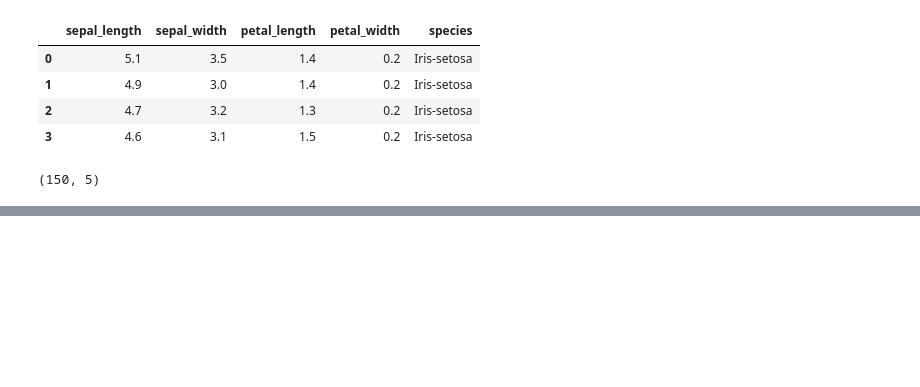
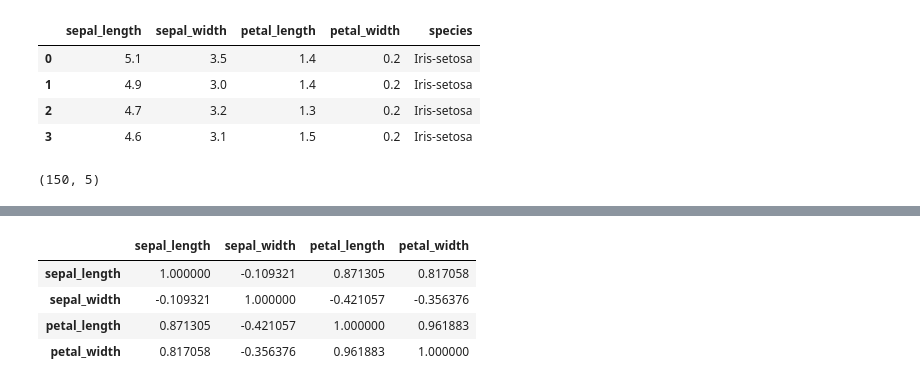
Before and after one commit to abufaheema/CODSOFT2, a Jupyter notebook: iris_flower_prediction.ipynb, the cells around one changed output, grey strips where cells are left out. Drawn from its saved outputs; the diff is of its cells as text; code cells hidden in the pictures; blank space fills up the shorter version.

```diff
--- a/iris_flower_prediction.ipynb
+++ b/iris_flower_prediction.ipynb
@@ -24,0 +84,9 @@ iris_data.shape
+# %%
+# checking the correlation of the dataset
+iris_data.corr(numeric_only=True)
+# %% [output]
+|  | sepal_length | sepal_width | petal_length | petal_width |
+| sepal_length | 1.000000 | -0.109321 | 0.871305 | 0.817058 |
+| sepal_width | -0.109321 | 1.000000 | -0.421057 | -0.356376 |
+| petal_length | 0.871305 | -0.421057 | 1.000000 | 0.961883 |
+| petal_width | 0.817058 | -0.356376 | 0.961883 | 1.000000 |
```
Also changed, not shown: parts of 9 cells of this notebook.
